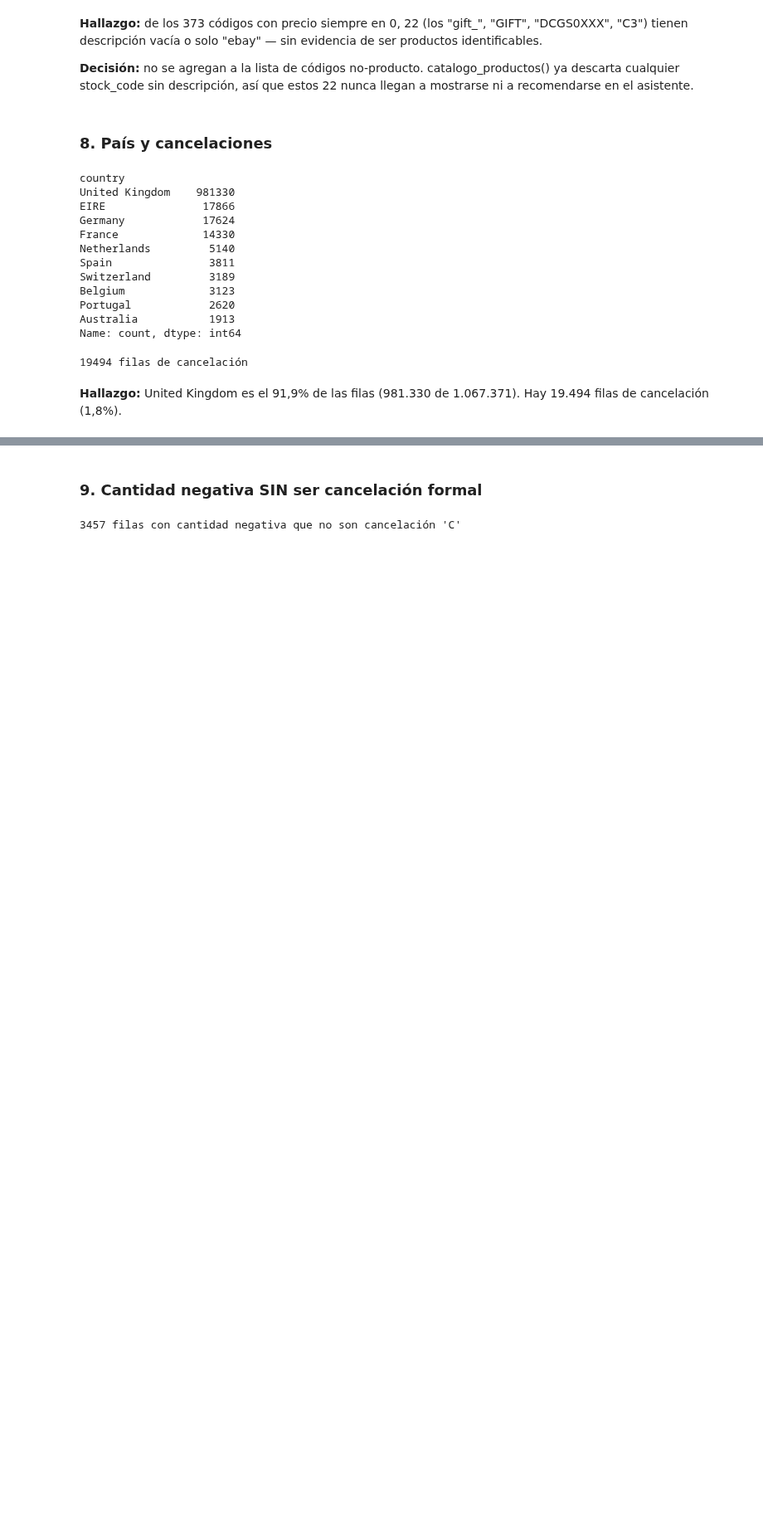
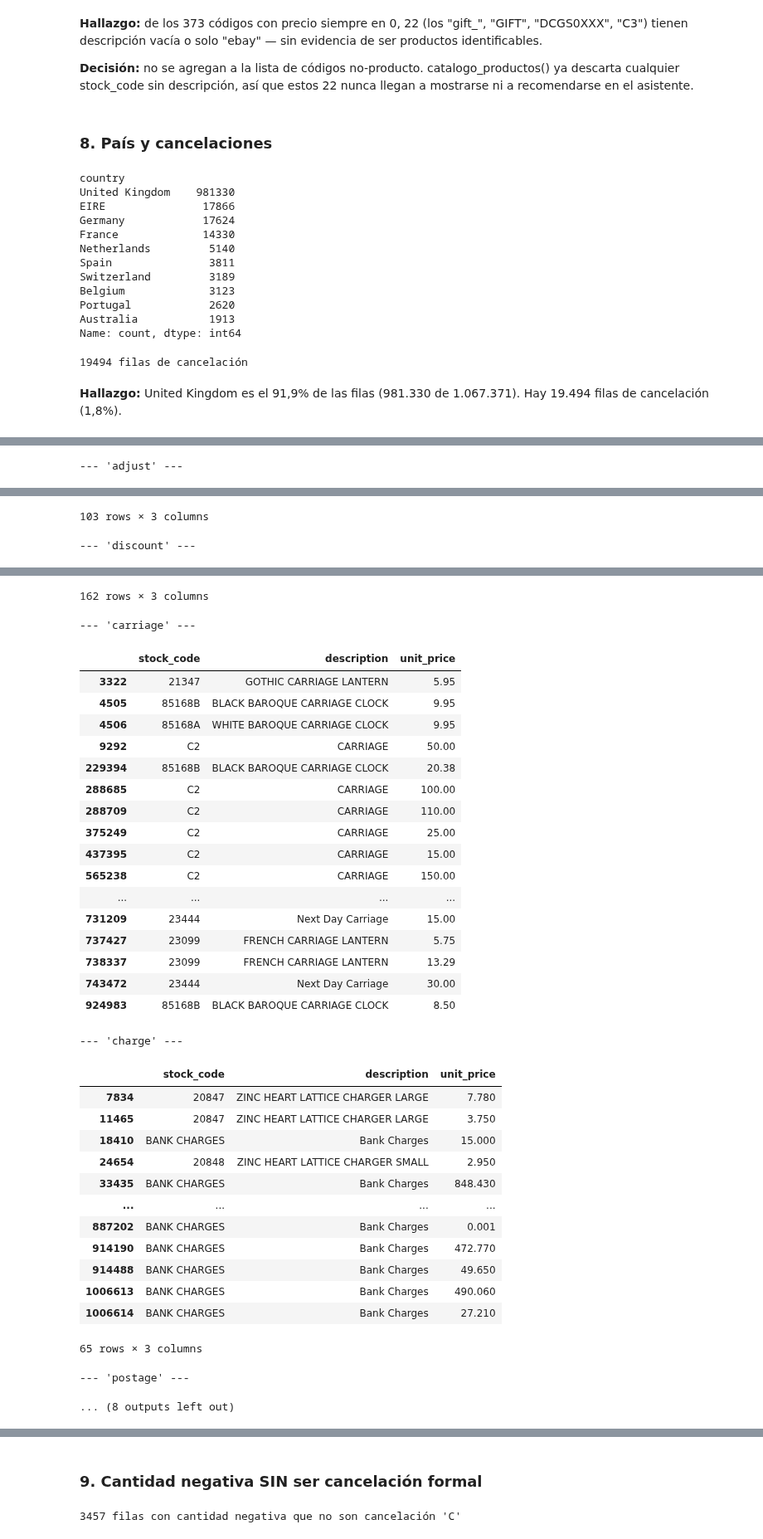
Before and after one commit to MafeLopezQuintana/asistente-regalos-ecommerce, a Jupyter notebook: notebooks/01_calidad_datos.ipynb, the cells around one changed output, grey strips where cells are left out. Shown at 83% size. Drawn from its saved outputs; the diff is of its cells as text; code cells hidden in the pictures; blank space fills up the shorter version.

```diff
--- a/notebooks/01_calidad_datos.ipynb
+++ b/notebooks/01_calidad_datos.ipynb
@@ -369,0 +375,9 @@ Name: count, dtype: int64
+# %%
+terminos_admin = ['adjust', 'discount', 'carriage', 'charge', 'postage', 'sample', 'manual']
+for termino in terminos_admin:
+    encontrados = df[df['description'].str.contains(termino, case=False, na=False)]
+    if len(encontrados) > 0:
+        print(f"\n--- '{termino}' ---")
+        display(encontrados[['stock_code', 'description', 'unit_price']].drop_duplicates())
+# %% [output]
+--- 'adjust' ---
@@ -369,0 +396,2 @@ Name: count, dtype: int64
+103 rows × 3 columns
+--- 'discount' ---
@@ -369,0 +410,35 @@ Name: count, dtype: int64
+162 rows × 3 columns
+--- 'carriage' ---
+|  | stock_code | description | unit_price |
+| 3322 | 21347 | GOTHIC CARRIAGE LANTERN | 5.95 |
+| 4505 | 85168B | BLACK BAROQUE CARRIAGE CLOCK | 9.95 |
+| 4506 | 85168A | WHITE BAROQUE CARRIAGE CLOCK | 9.95 |
+| 9292 | C2 | CARRIAGE | 50.00 |
+| 229394 | 85168B | BLACK BAROQUE CARRIAGE CLOCK | 20.38 |
+| 288685 | C2 | CARRIAGE | 100.00 |
+| 288709 | C2 | CARRIAGE | 110.00 |
+| 375249 | C2 | CARRIAGE | 25.00 |
+| 437395 | C2 | CARRIAGE | 15.00 |
+| 565238 | C2 | CARRIAGE | 150.00 |
+| ... | ... | ... | ... |
+| 731209 | 23444 | Next Day Carriage | 15.00 |
+| 737427 | 23099 | FRENCH CARRIAGE LANTERN | 5.75 |
+| 738337 | 23099 | FRENCH CARRIAGE LANTERN | 13.29 |
+| 743472 | 23444 | Next Day Carriage | 30.00 |
+| 924983 | 85168B | BLACK BAROQUE CARRIAGE CLOCK | 8.50 |
+--- 'charge' ---
+|  | stock_code | description | unit_price |
+| 7834 | 20847 | ZINC HEART LATTICE CHARGER LARGE | 7.780 |
+| 11465 | 20847 | ZINC HEART LATTICE CHARGER LARGE | 3.750 |
+| 18410 | BANK CHARGES | Bank Charges | 15.000 |
+| 24654 | 20848 | ZINC HEART LATTICE CHARGER SMALL | 2.950 |
+| 33435 | BANK CHARGES | Bank Charges | 848.430 |
+| ... | ... | ... | ... |
+| 887202 | BANK CHARGES | Bank Charges | 0.001 |
+| 914190 | BANK CHARGES | Bank Charges | 472.770 |
+| 914488 | BANK CHARGES | Bank Charges | 49.650 |
+| 1006613 | BANK CHARGES | Bank Charges | 490.060 |
+| 1006614 | BANK CHARGES | Bank Charges | 27.210 |
+65 rows × 3 columns
+--- 'postage' ---
+... (8 outputs left out)
```
Also changed, not shown: parts of 15 cells of this notebook, 5 other files.
